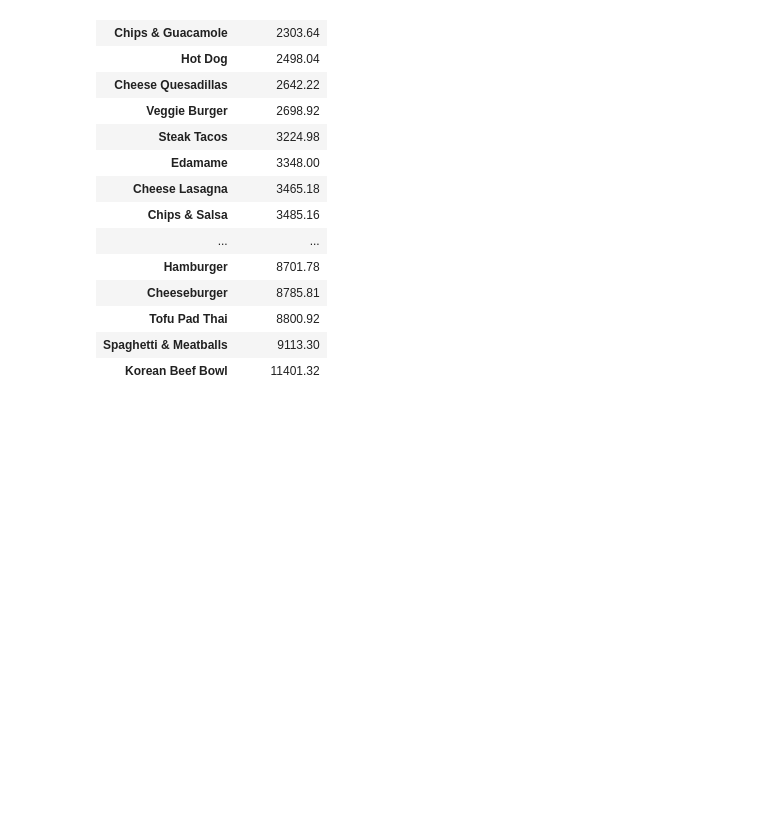
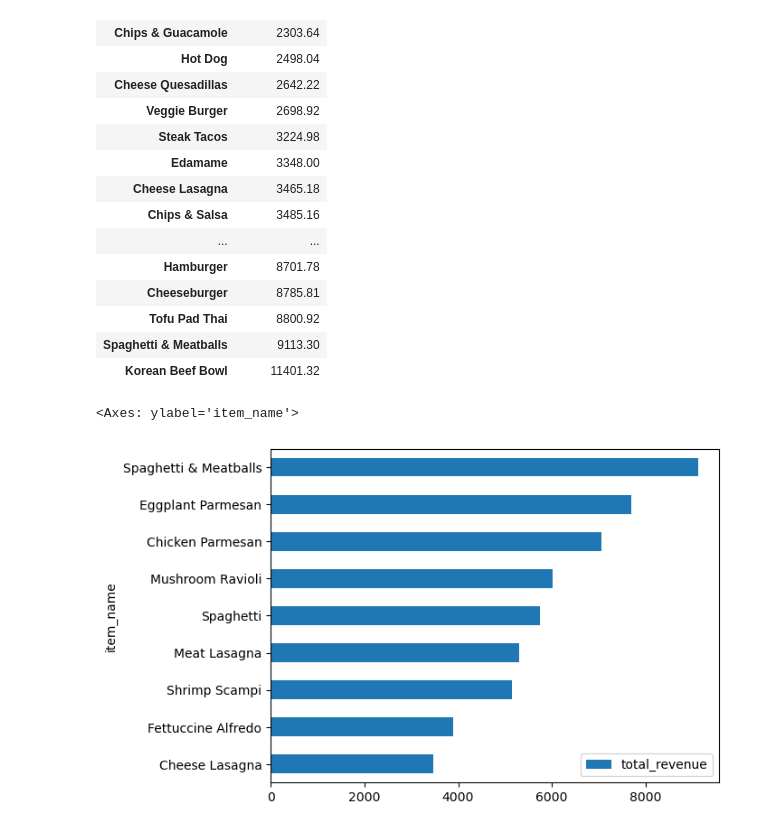
Before and after one commit to novicecoder205/Portfolio-Project-3_Restaurant-Record-Analyze-Python, a Jupyter notebook: Restaurant Record Analyze Project.ipynb, the cells around one changed output. Drawn from its saved outputs; the diff is of its cells as text; code cells hidden in the pictures; blank space fills up the shorter version.

```diff
--- a/Restaurant Record Analyze Project.ipynb
+++ b/Restaurant Record Analyze Project.ipynb
@@ -148,3 +148,15 @@ order_items_df.describe()
 | Tofu Pad Thai | 8800.92 |
 | Spaghetti & Meatballs | 9113.30 |
 | Korean Beef Bowl | 11401.32 |
+# %%
+(order_items_df
+ .query ("category == 'Italian'")
+ .groupby("item_name")
+ .agg({"total_revenue": "sum"})
+ .sort_values("total_revenue")
+ .plot
+ .barh()
+)
+# %% [output]
+<Axes: ylabel='item_name'>
+[figure, added]
```
Also changed, not shown: parts of 5 cells of this notebook.
